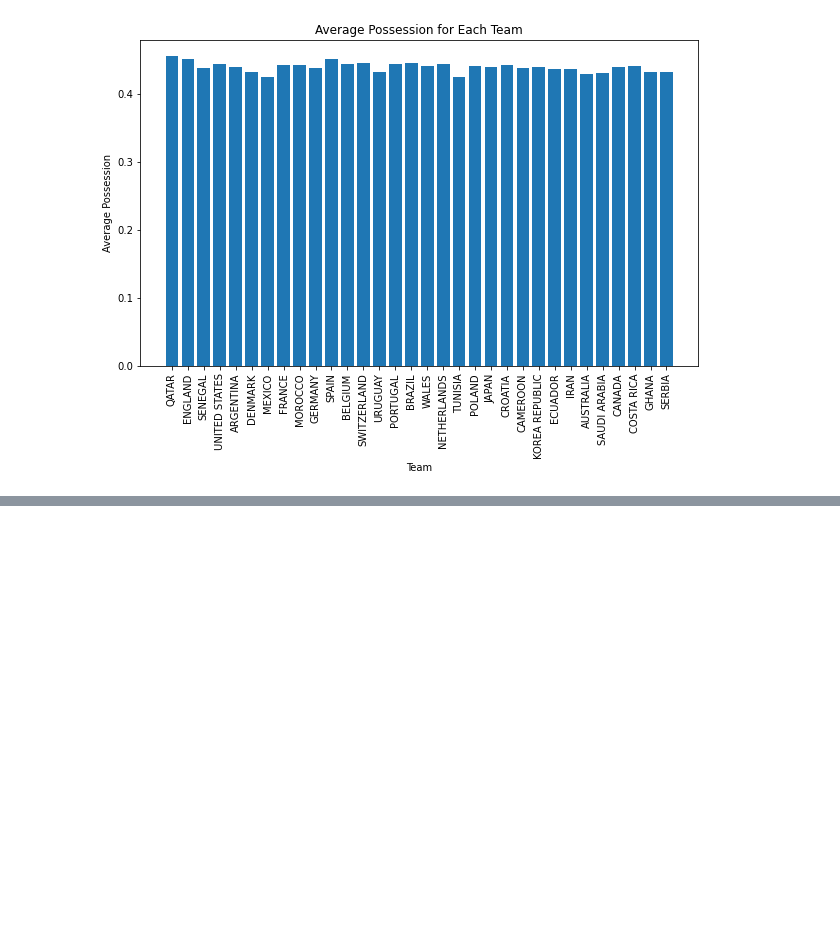
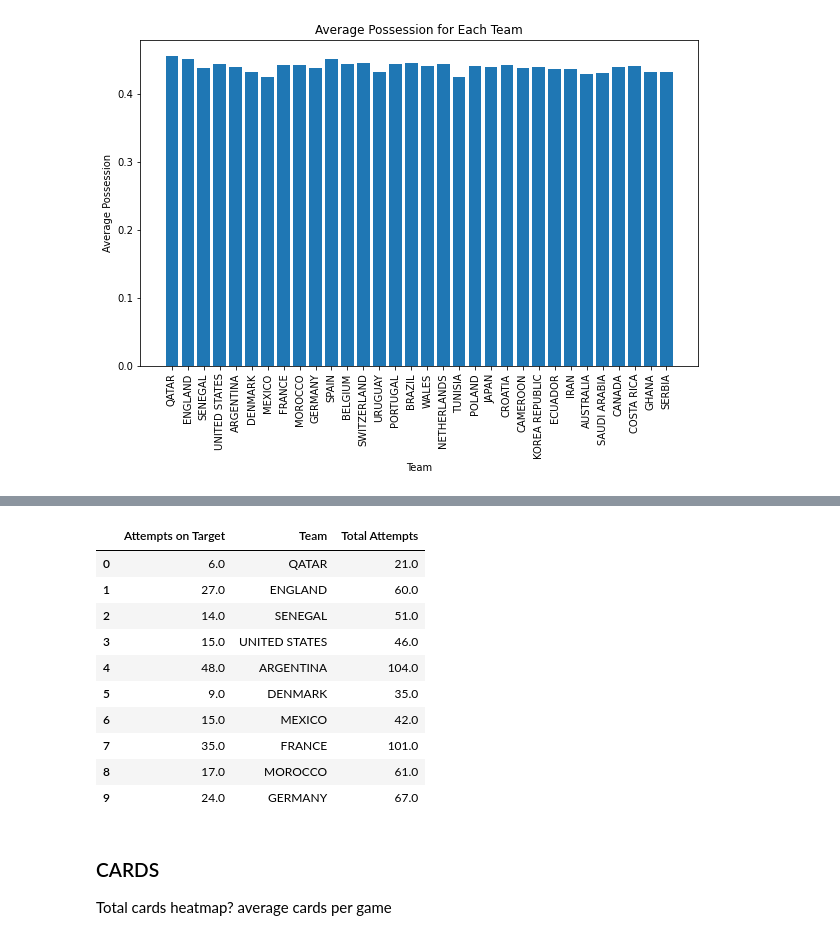
Before and after one commit to DamonLeon/WorldCupDataExploration, a Jupyter notebook: World Cup Analysis.ipynb, the cells around one changed output, grey strips where cells are left out. Drawn from its saved outputs; the diff is of its cells as text; code cells hidden in the pictures; blank space fills up the shorter version.

```diff
--- a/World Cup Analysis.ipynb
+++ b/World Cup Analysis.ipynb
@@ -262,0 +289,40 @@ plt.show()
+# %%
+# Create a new DataFrame to store the attempts data
+attempts_df = pd.DataFrame()
+
+# Get the unique teams from both "team1" and "team2" columns
+teams = pd.concat([df['team1'], df['team2']]).unique()
+
+# Iterate over each team and calculate the attempts under each category
+for team in teams:
+
+
+    team_attempts1 = df[df['team1'] == team]
+    team_attempts2 = df[df['team2'] == team]
+
+    total_attempts = team_attempts1['total attempts team1'].sum() + team_attempts2['total attempts team2'].sum()
+    attempts_on_target = team_attempts1['on target attempts team1'].sum() + team_attempts2['on target attempts team2'].sum()
+
+
+    attempts_df = attempts_df.append({'Team': team, 'Total Attempts': total_attempts,
+                                      'Attempts on Target': attempts_on_target
+                                      }, ignore_index=True)
+
+
+attempts_df.head(10)
+# %% [output]
+|  | Attempts on Target | Team | Total Attempts |
+| 0 | 6.0 | QATAR | 21.0 |
+| 1 | 27.0 | ENGLAND | 60.0 |
+| 2 | 14.0 | SENEGAL | 51.0 |
+| 3 | 15.0 | UNITED STATES | 46.0 |
+| 4 | 48.0 | ARGENTINA | 104.0 |
+| 5 | 9.0 | DENMARK | 35.0 |
+| 6 | 15.0 | MEXICO | 42.0 |
+| 7 | 35.0 | FRANCE | 101.0 |
+| 8 | 17.0 | MOROCCO | 61.0 |
+| 9 | 24.0 | GERMANY | 67.0 |
+# %% [markdown]
+### CARDS
+
+Total cards heatmap? average cards per game
```
Also changed, not shown: parts of 7 cells of this notebook.
